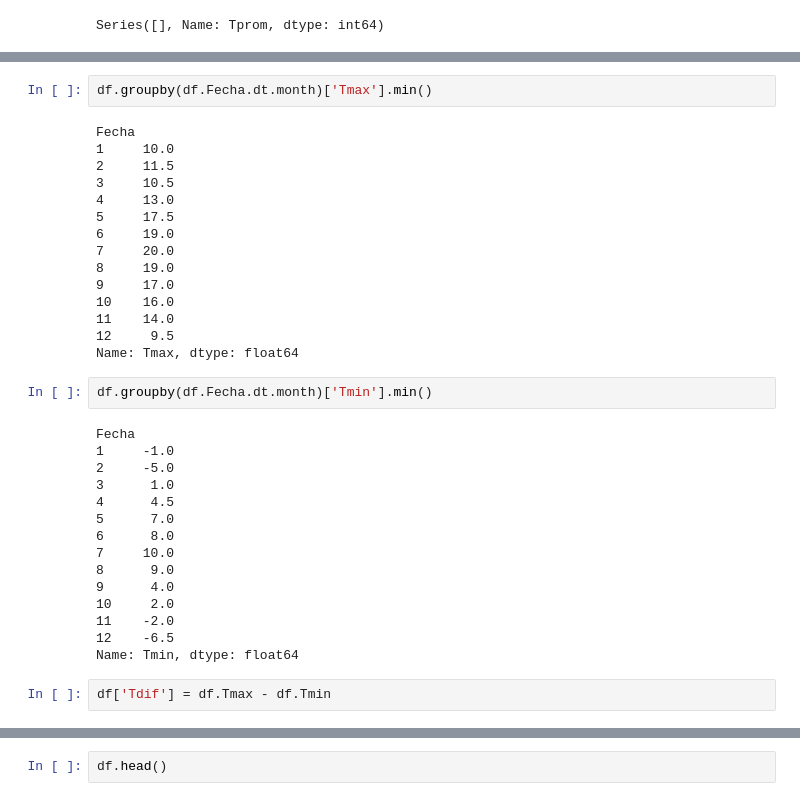
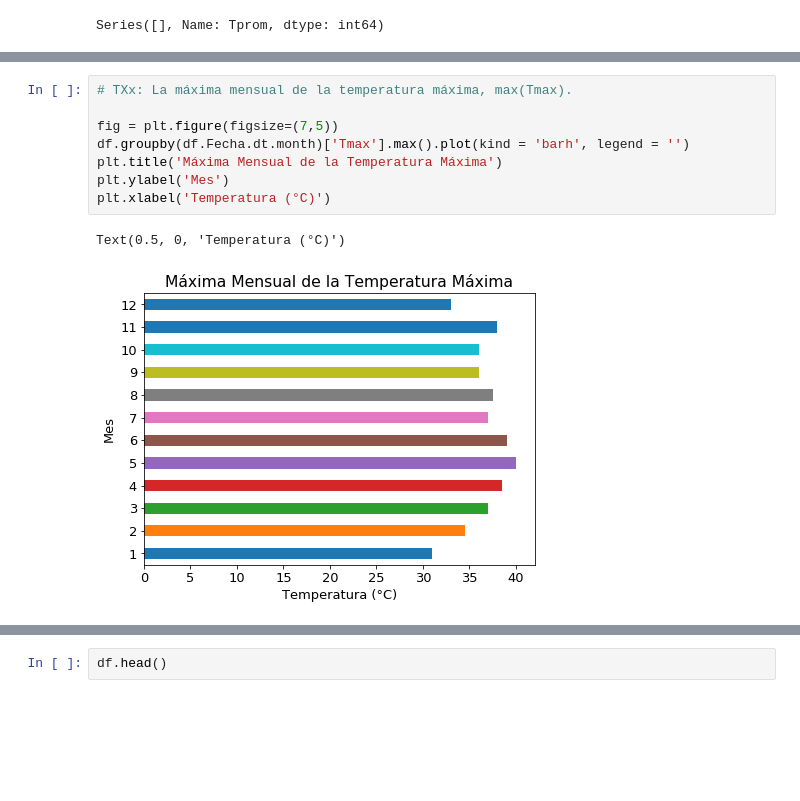
Before and after one commit to LuisGonzali/Fisica-Computacional, a Jupyter notebook: Actividad5/Actividad5.ipynb, the cells around one changed output, grey strips where cells are left out. Saved outputs shown, nothing was run; the diff lists cells and outputs as text; blank space fills up the shorter version.

```diff
--- a/Actividad5/Actividad5.ipynb
+++ b/Actividad5/Actividad5.ipynb
@@ -163,36 +104,11 @@ Name: Tmin, dtype: float64
-# %%
-df.groupby(df.Fecha.dt.month)['Tmax'].min()
-# %% [output]
-Fecha
-1     10.0
-2     11.5
-3     10.5
-4     13.0
-5     17.5
-6     19.0
-7     20.0
-8     19.0
-9     17.0
-10    16.0
-11    14.0
-12     9.5
-Name: Tmax, dtype: float64
-# %%
-df.groupby(df.Fecha.dt.month)['Tmin'].min()
-# %% [output]
-Fecha
-1     -1.0
-2     -5.0
-3      1.0
-4      4.5
-5      7.0
-6      8.0
-7     10.0
-8      9.0
-9      4.0
-10     2.0
-11    -2.0
-12    -6.5
-Name: Tmin, dtype: float64
-# %%
-df['Tdif'] = df.Tmax - df.Tmin
+# %%
+# TXx: La máxima mensual de la temperatura máxima, max(Tmax).
+
+fig = plt.figure(figsize=(7,5))
+df.groupby(df.Fecha.dt.month)['Tmax'].max().plot(kind = 'barh', legend = '')
+plt.title('Máxima Mensual de la Temperatura Máxima')
+plt.ylabel('Mes')
+plt.xlabel('Temperatura (°C)')
+# %% [output]
+Text(0.5, 0, 'Temperatura (°C)')
+[figure, added]
```
Also changed, not shown: parts of 16 cells of this notebook, 33 other files.
